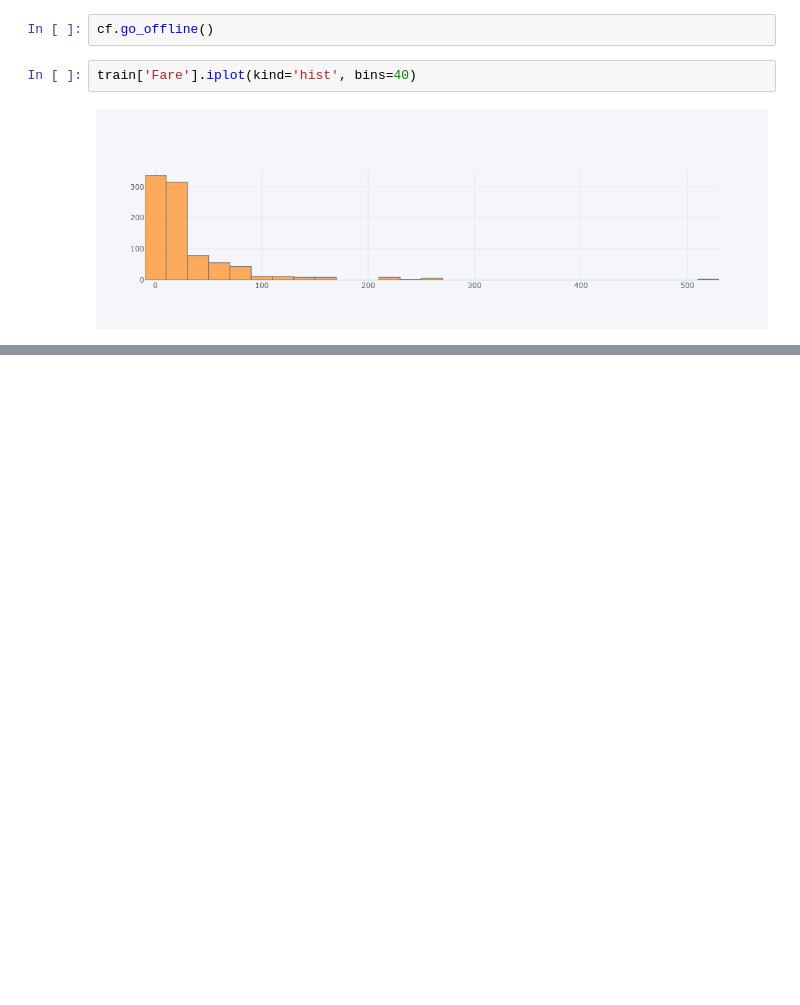
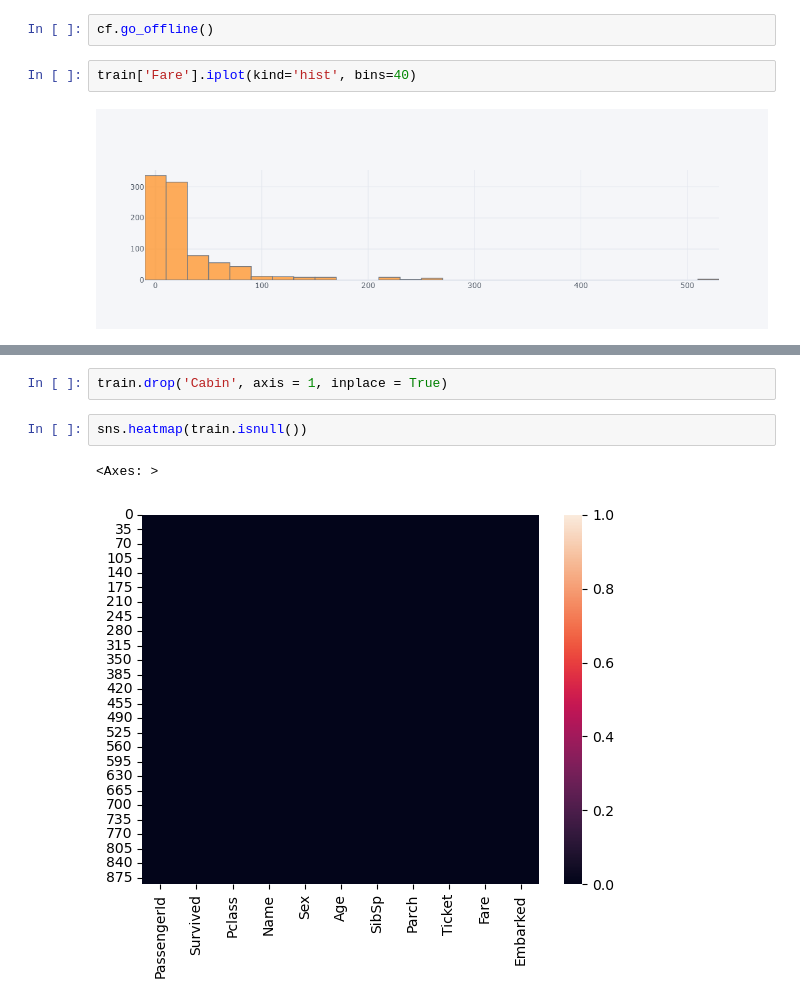
Before and after one commit to clog10/Machine-Learning, a Jupyter notebook: LogisticRegression/logistic_regression.ipynb, the cells around one changed output, grey strips where cells are left out. Cells and saved outputs as stored; diff of their text form; blank space fills up the shorter version.

```diff
--- a/LogisticRegression/logistic_regression.ipynb
+++ b/LogisticRegression/logistic_regression.ipynb
@@ -104,0 +130,7 @@ train['Fare'].iplot(kind='hist', bins=40)
+# %%
+train.drop('Cabin', axis = 1, inplace = True)
+# %%
+sns.heatmap(train.isnull())
+# %% [output]
+<Axes: >
+[figure, added]
```
Also changed, not shown: parts of 21 cells of this notebook.
